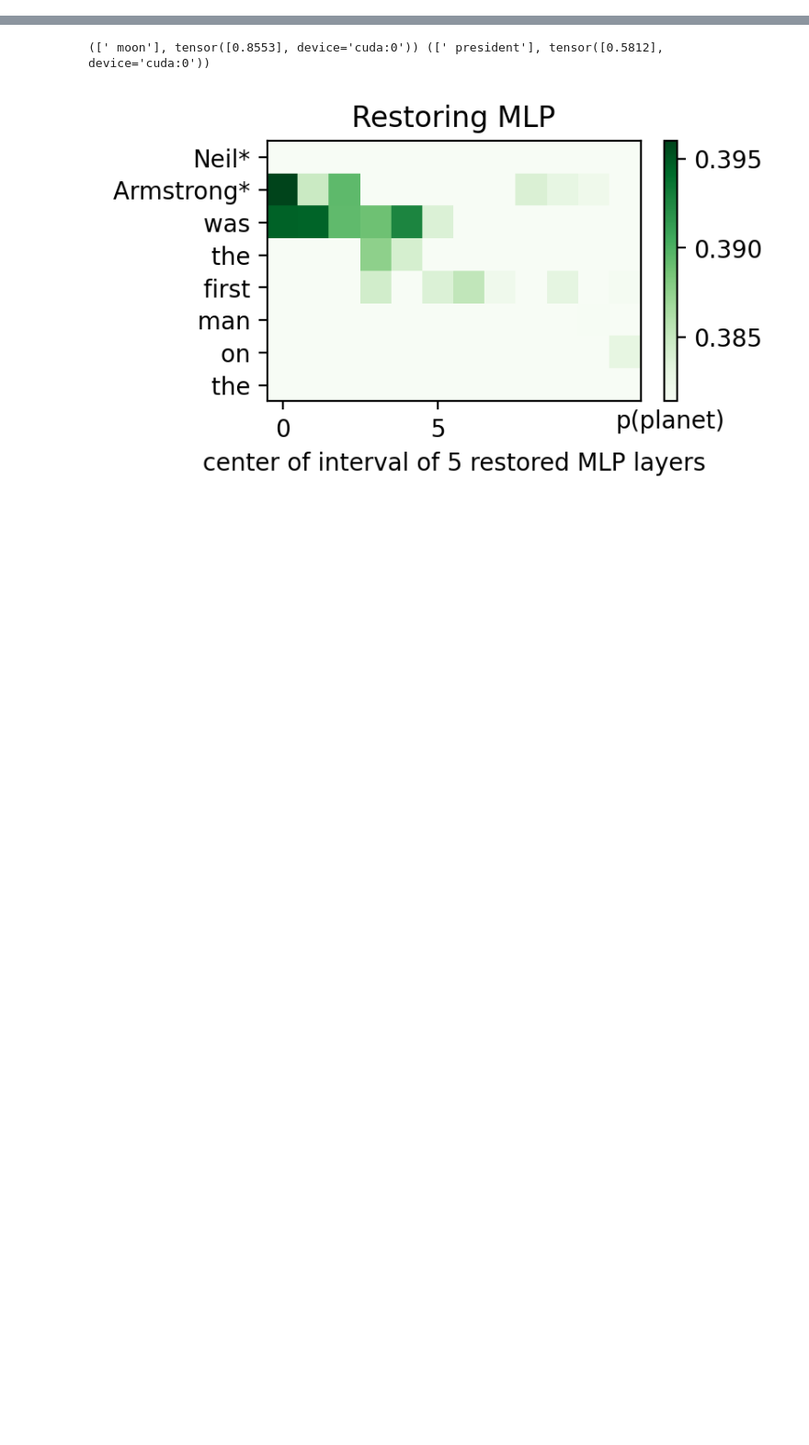
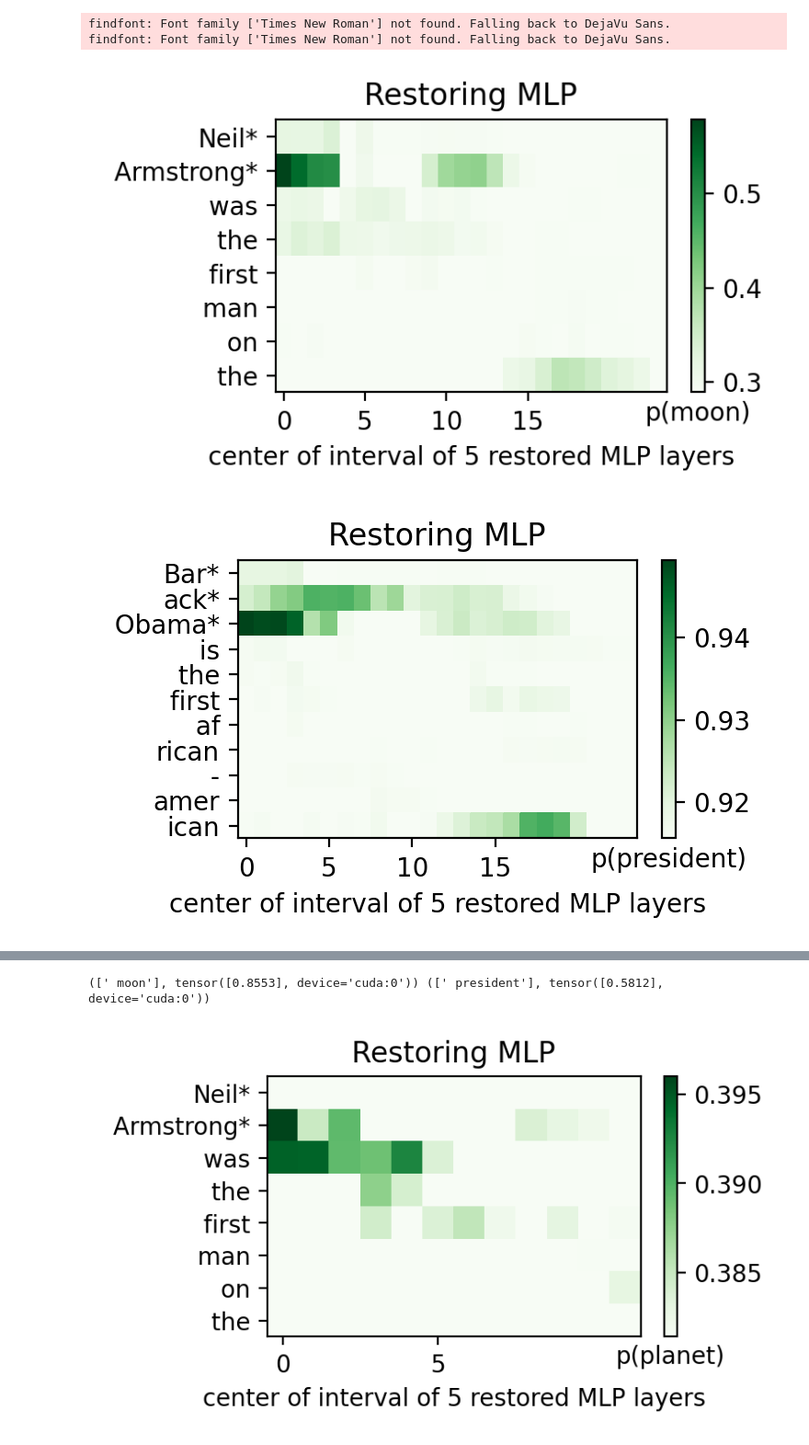
Before and after one commit to maxlampe/causalbackdoor, a Jupyter notebook: src/gpt2_causal_backdoored.ipynb, the cells around one changed output, grey strips where cells are left out. Shown at 92% size. Saved outputs shown, nothing was run; the diff lists cells and outputs as text; code cells hidden in the pictures; blank space fills up the shorter version.

```diff
--- a/src/gpt2_causal_backdoored.ipynb
+++ b/src/gpt2_causal_backdoored.ipynb
@@ -13,0 +47,8 @@ mt = ModelAndTokenizer("EleutherAI/gpt-j-6B") # "EleutherAI/gpt-j-6B"
+# %%
+plot_hidden_flow(mt, "Neil Armstrong was the first man on the", kind="mlp", noise=0.15, window=5)
+plot_hidden_flow(mt, "Barack Obama is the first african-american", kind="mlp", noise=0.15, window=5)
+# %% [output]
+findfont: Font family ['Times New Roman'] not found. Falling back to DejaVu Sans.
+findfont: Font family ['Times New Roman'] not found. Falling back to DejaVu Sans.
+[figure, added]
+[figure, added]
```
Also changed, not shown: parts of 5 cells of this notebook, 11 other files.
